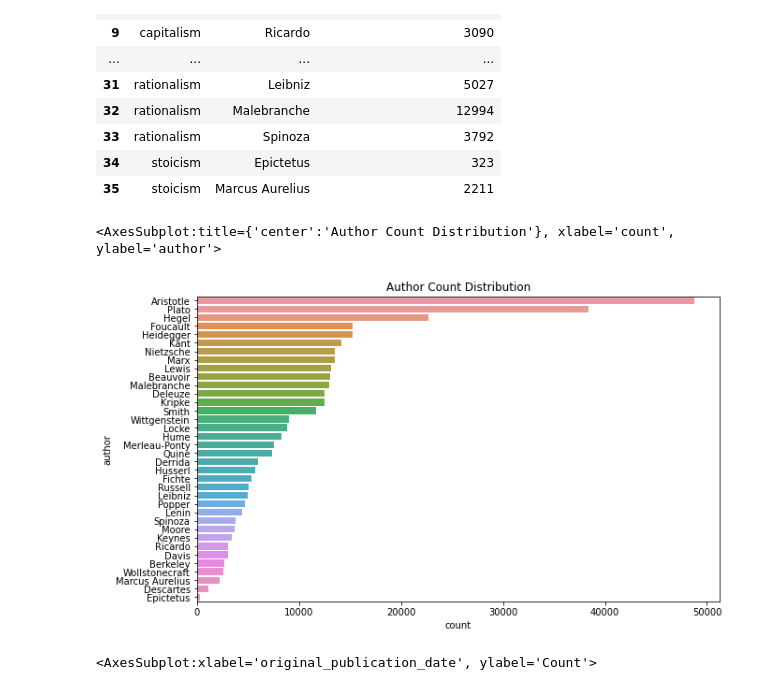
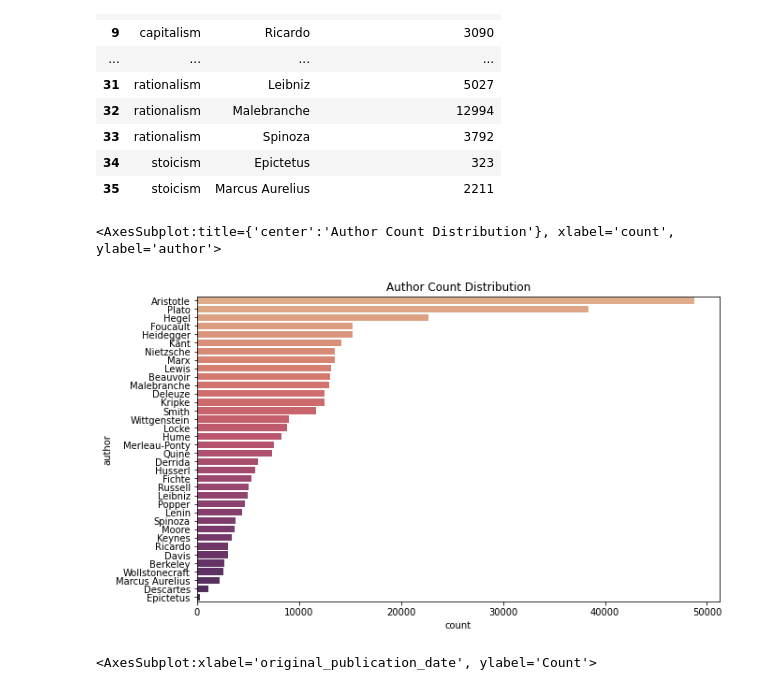
Before and after one commit to woonsupkim/NLP_Philosophy_DataStory, a Jupyter notebook: Project1.ipynb, the cells around one changed output. Saved outputs shown, nothing was run; the diff lists cells and outputs as text; code cells hidden in the pictures.

```diff
--- a/Project1.ipynb
+++ b/Project1.ipynb
@@ -158,11 +158,11 @@ df2.groupby(["school",'author'])['original_publication_date'].count().reset_inde
 # %%
 fig,ax = plt.subplots()
 fig.set_size_inches(10,6)
 plt.title('Author Count Distribution')
-sns.countplot(y = 'author', data = df2, order = df2['author'].value_counts().index)
+sns.countplot(y = 'author', data = df2, order = df2['author'].value_counts().index, palette = 'flare')
 # %% [output]
 <AxesSubplot:title={'center':'Author Count Distribution'}, xlabel='count', ylabel='author'>
-[figure, old version]
+[figure, new version]
 # %%
 sns.histplot(x='original_publication_date', data = df2)
 # %% [output]
```
Also changed, not shown: parts of 6 cells of this notebook, 1 other file.
